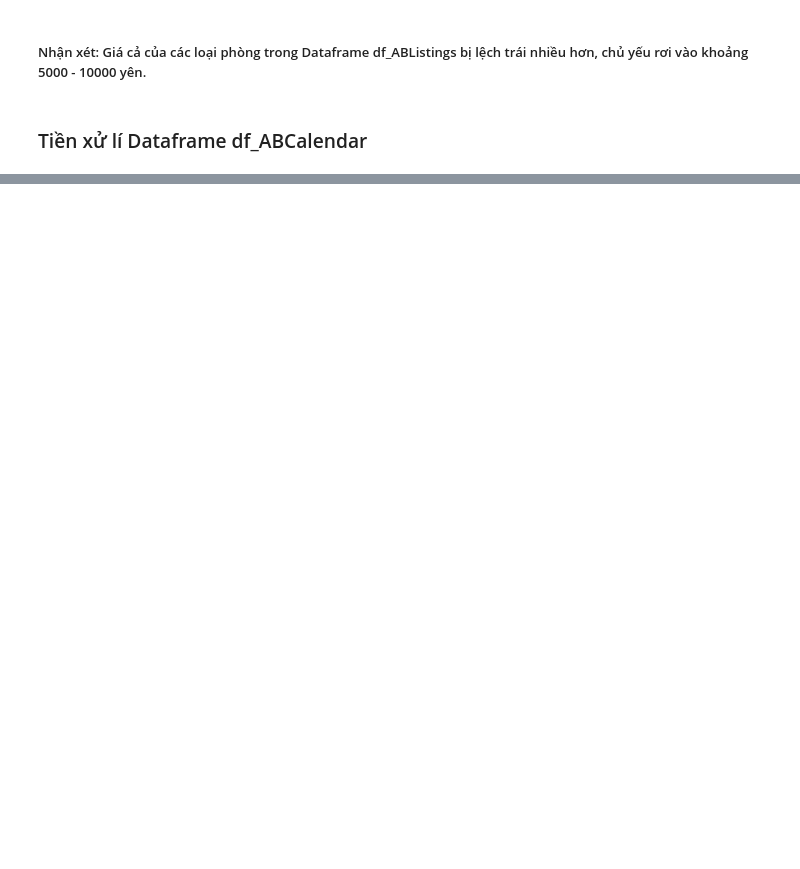
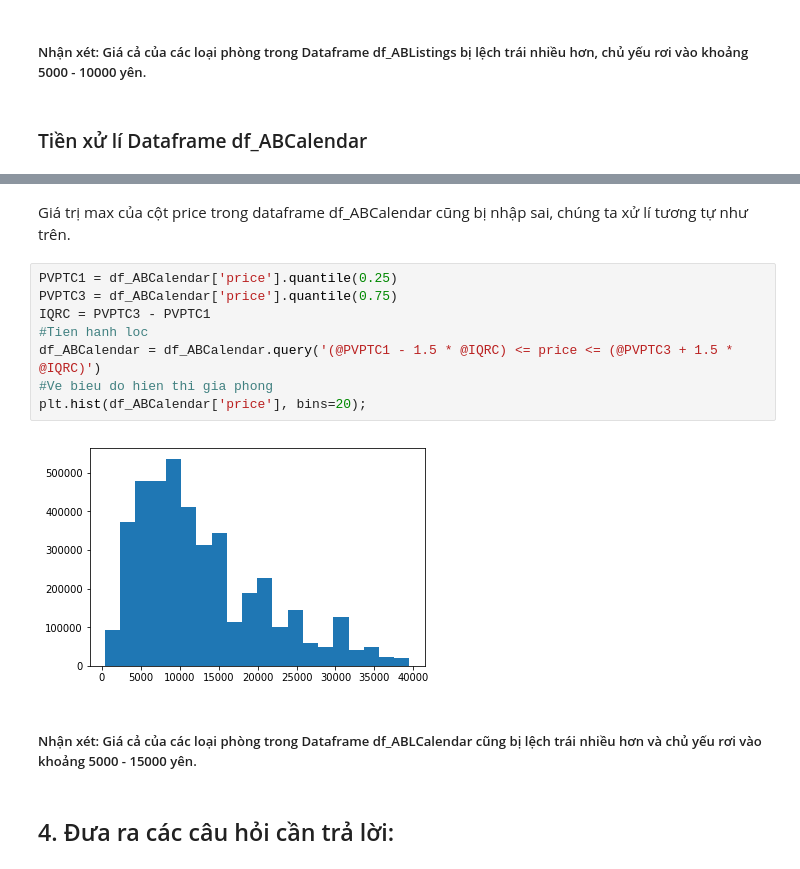
Before and after one commit to Tuyetmayy2410/LTKHDL_FinalProject, a Jupyter notebook: 1712892-NguyenThiTuyet.ipynb, the cells around one changed output, grey strips where cells are left out. Cells and saved outputs as stored; diff of their text form; blank space fills up the shorter version.

```diff
--- a/1712892-NguyenThiTuyet.ipynb
+++ b/1712892-NguyenThiTuyet.ipynb
@@ -364,0 +466,16 @@ plt.hist(df_ABListings['price'], bins=20);
+# %% [markdown]
+Giá trị max của cột price trong dataframe df_ABCalendar cũng bị nhập sai, chúng ta xử lí tương tự như trên.
+# %%
+PVPTC1 = df_ABCalendar['price'].quantile(0.25)
+PVPTC3 = df_ABCalendar['price'].quantile(0.75)
+IQRC = PVPTC3 - PVPTC1
+#Tien hanh loc
+df_ABCalendar = df_ABCalendar.query('(@PVPTC1 - 1.5 * @IQRC) <= price <= (@PVPTC3 + 1.5 * @IQRC)')
+#Ve bieu do hien thi gia phong
+plt.hist(df_ABCalendar['price'], bins=20);
+# %% [output]
+[figure, added]
+# %% [markdown]
+##### Nhận xét: Giá cả của các loại phòng trong Dataframe df_ABLCalendar cũng bị lệch trái nhiều hơn và chủ yếu rơi vào khoảng 5000 - 15000 yên.
+# %% [markdown]
+## 4. Đưa ra các câu hỏi cần trả lời:
```
Also changed, not shown: parts of 12 cells of this notebook.
